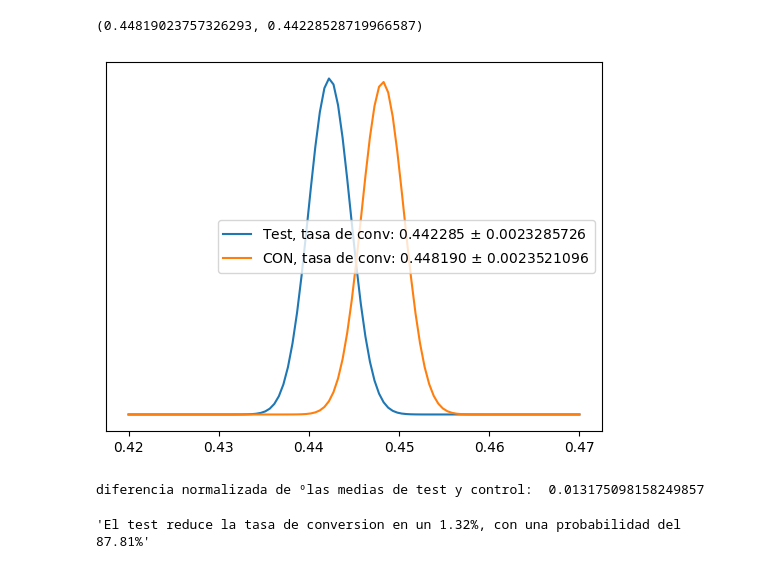
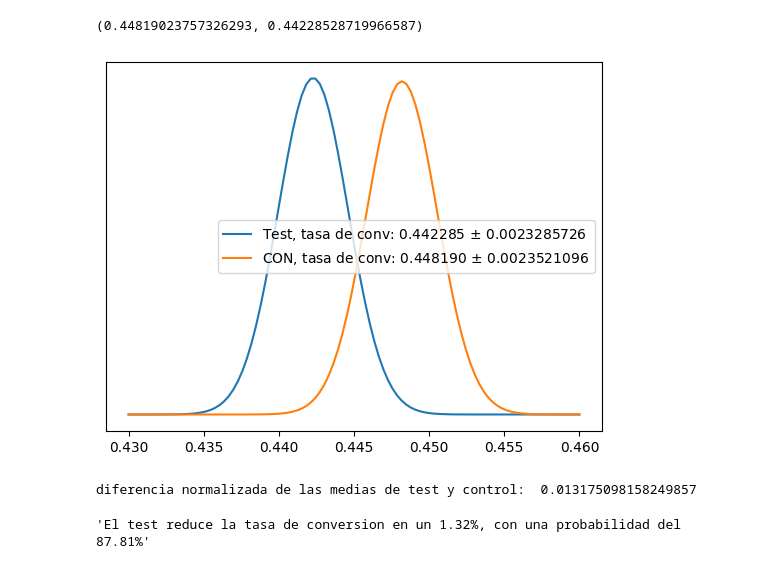
Before and after one commit to Ironhack-Data-Madrid-Octubre-2023/6.4-lab_ab_testing, a Jupyter notebook: lab-ab-test.ipynb, the cells around one changed output. Saved outputs shown, nothing was run; the diff lists cells and outputs as text; code cells hidden in the pictures.

```diff
--- a/lab-ab-test.ipynb
+++ b/lab-ab-test.ipynb
@@ -72,29 +72,29 @@ beta_control.mean(), beta_test.mean()
 # %% [output]
 (0.44819023757326293, 0.44228528719966587)
 # %%
-x=np.linspace(0.42, 0.47, 100)
+x=np.linspace(0.43, 0.46, 100)
 
 def plot(betas, nombres):
 
     for bet, nom in zip(betas, nombres):
 
         y=bet.pdf(x)
         y_media=bet.mean()
         y_std=bet.std()
 
         plt.plot(x, y, label='{}, tasa de conv: {:.6f} $\pm$ {:.10f}'.format(nom, y_media, y_std))
         plt.yticks([])
 
     plt.legend()
     plt.show();
 plot([beta_test, beta_control], ['Test', 'CON'])
 # %% [output]
-[figure, old version]
+[figure, new version]
 # %%
 salto = (beta_control.mean() - beta_test.mean())/beta_control.mean()
-print('diferencia normalizada de ºlas medias de test y control: ',salto)
+print('diferencia normalizada de las medias de test y control: ',salto)
 # %% [output]
-diferencia normalizada de ºlas medias de test y control:  0.013175098158249857
+diferencia normalizada de las medias de test y control:  0.013175098158249857
 # %%
 prob = beta_test.cdf(0.445)
 
```
Also changed, not shown: 2 other files.
